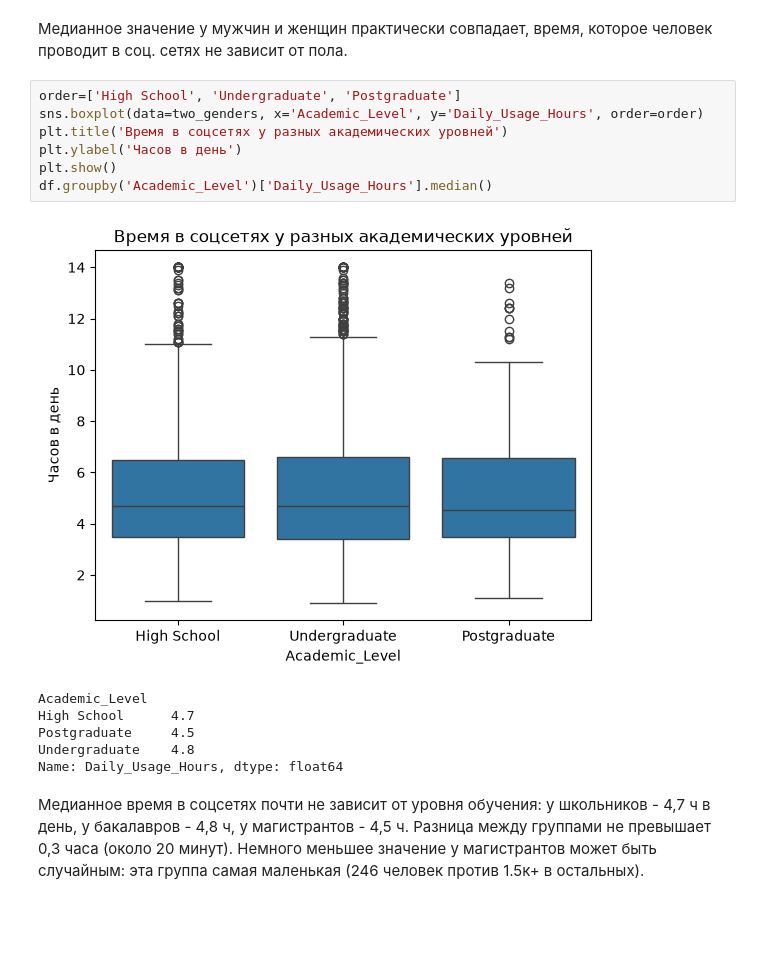
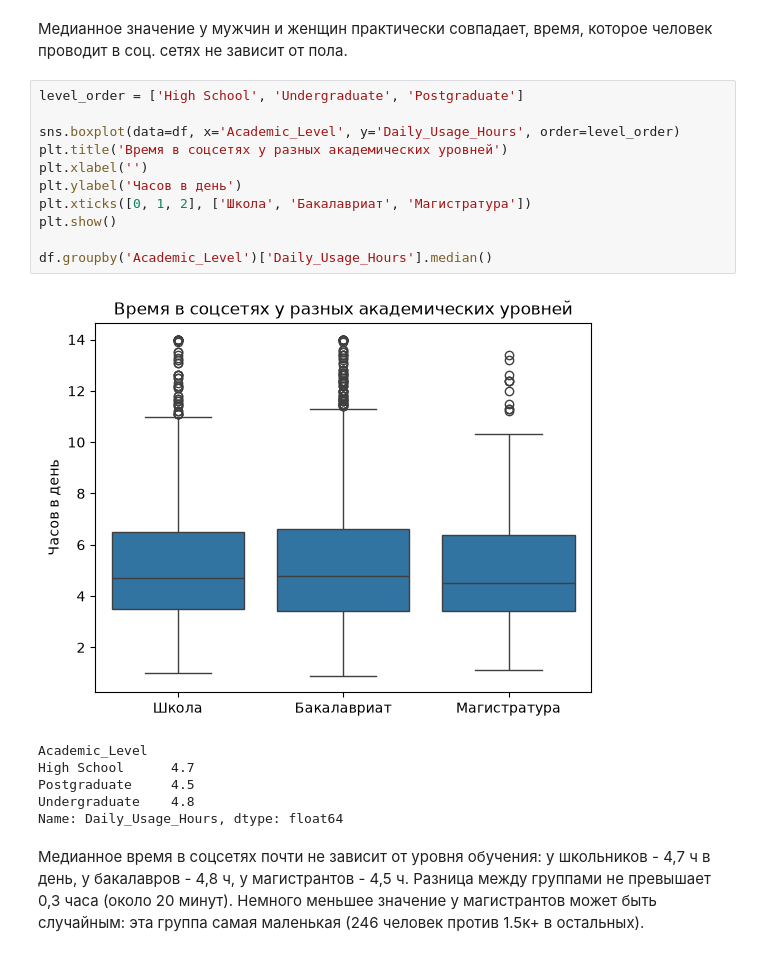
Before and after one commit to novikovmat/social-media-analysis, a Jupyter notebook: SocialMediaAnalysis.ipynb, the cells around one changed output. Drawn from its saved outputs; the diff is of its cells as text; blank space fills up the shorter version.

```diff
--- a/SocialMediaAnalysis.ipynb
+++ b/SocialMediaAnalysis.ipynb
@@ -215,14 +215,18 @@ Name: Daily_Usage_Hours, dtype: float64
 # %% [markdown]
 Медианное значение у мужчин и женщин практически совпадает, время, которое человек проводит в соц. сетях не зависит от пола.
 # %%
-order=['High School', 'Undergraduate', 'Postgraduate']
-sns.boxplot(data=two_genders, x='Academic_Level', y='Daily_Usage_Hours', order=order)
+level_order = ['High School', 'Undergraduate', 'Postgraduate']
+
+sns.boxplot(data=df, x='Academic_Level', y='Daily_Usage_Hours', order=level_order)
 plt.title('Время в соцсетях у разных академических уровней')
+plt.xlabel('')
 plt.ylabel('Часов в день')
+plt.xticks([0, 1, 2], ['Школа', 'Бакалавриат', 'Магистратура'])
 plt.show()
+
 df.groupby('Academic_Level')['Daily_Usage_Hours'].median()
 # %% [output]
-[figure, old version]
+[figure, new version]
 Academic_Level
 High School      4.7
 Postgraduate     4.5
```
Also changed, not shown: parts of 3 cells of this notebook.
